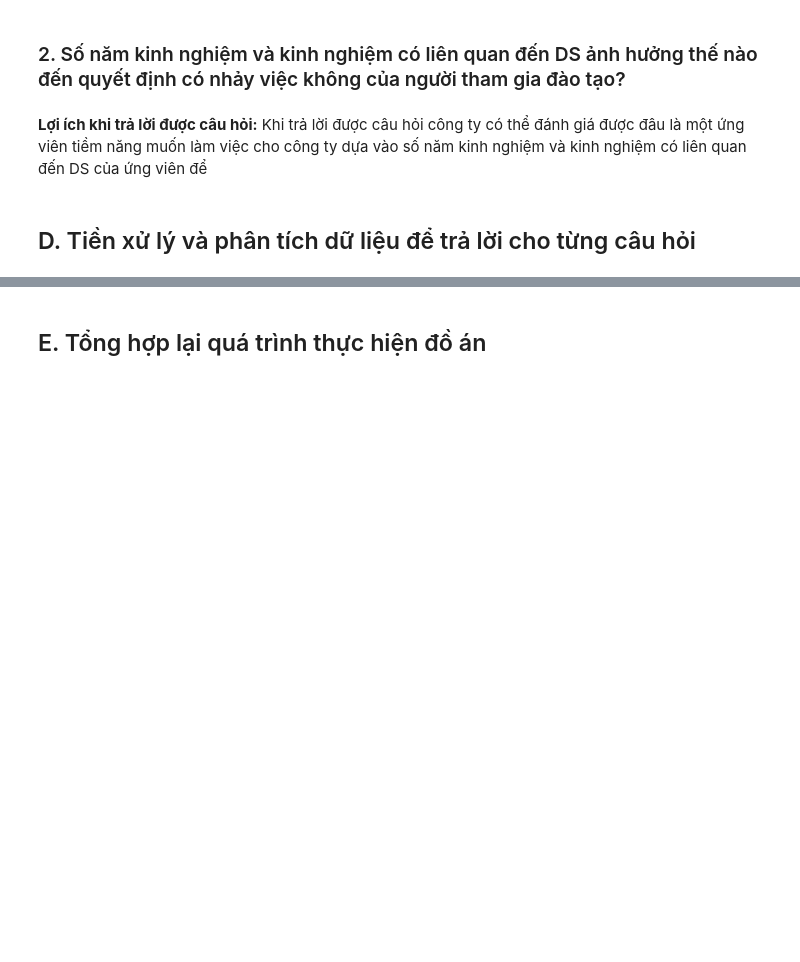
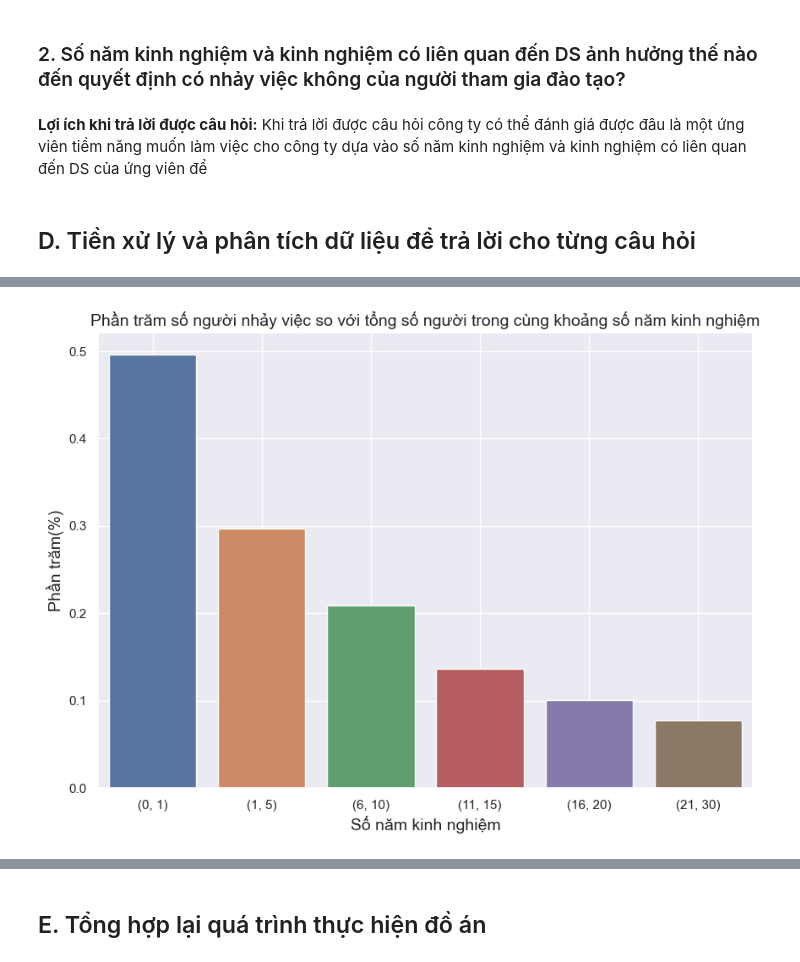
Before and after one commit to tuandat-github/P4DS-FInal-Project, a Jupyter notebook: Final Project P4DS.ipynb, the cells around one changed output, grey strips where cells are left out. Drawn from its saved outputs; the diff is of its cells as text; code cells hidden in the pictures; blank space fills up the shorter version.

```diff
--- a/Final Project P4DS.ipynb
+++ b/Final Project P4DS.ipynb
@@ -288,0 +351,12 @@ Lợi ích khi trả lời được câu hỏi:
+# %%
+#Tính số lượng người trong mỗi khoảng năm kinh nghiệm
+experience_total = df.groupby('experience')['experience'].size()
+
+#Tính số lượng người có quyết định nhảy việc
+mask = df['target'] == 1
+experience_change = df[mask].groupby('experience')['experience'].size()
+
+#Tính phần trăm
+experience_change_percent = experience_change/experience_total
+
+experience_change_percent
@@ -288,0 +378,13 @@ Lợi ích khi trả lời được câu hỏi:
+# %%
+plt.figure(figsize=(10,7))
+
+sns.barplot(x = experience_change_percent.index, y = experience_change_percent.values)
+
+plt.title('Phần trăm số người nhảy việc so với tổng số người trong cùng khoảng số năm kinh nghiệm', fontsize=14)
+plt.xlabel('Số năm kinh nghiệm', fontsize=14)
+plt.ylabel('Phần trăm(%)', fontsize=14)
+plt.grid(True)
+
+plt.show()
+# %% [output]
+[figure, added]
```
Also changed, not shown: parts of 56 cells of this notebook.
